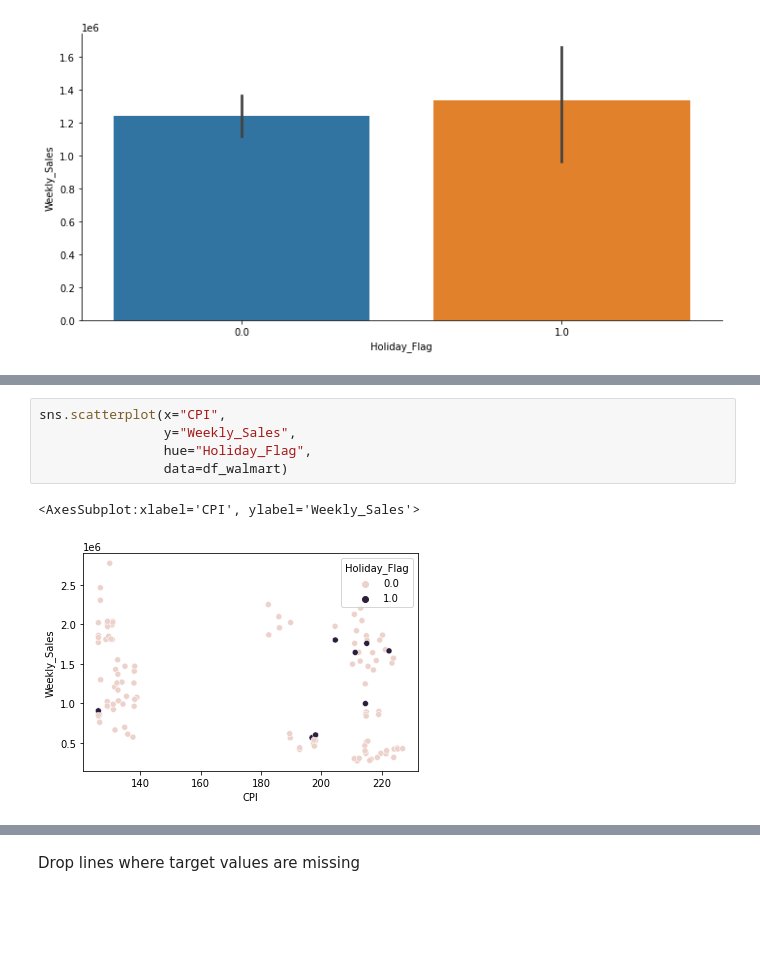
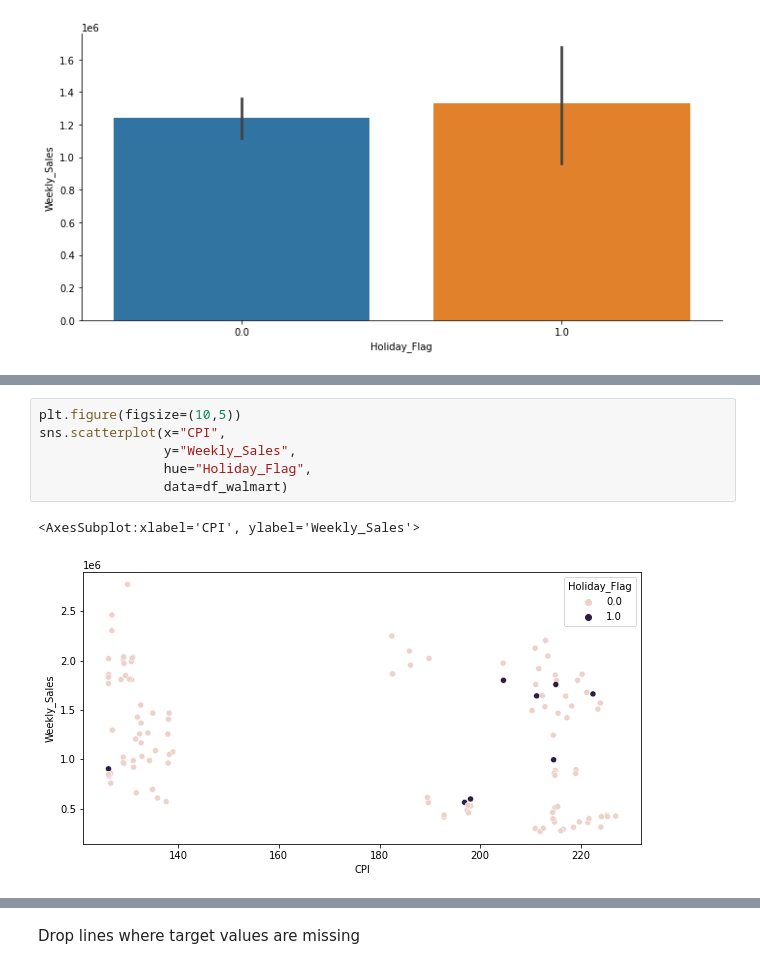
Before and after one commit to Stylomines/walmart_sales, a Jupyter notebook: walmart_project.ipynb, the cells around one changed output, grey strips where cells are left out. Saved outputs shown, nothing was run; the diff lists cells and outputs as text; blank space fills up the shorter version.

```diff
--- a/walmart_project.ipynb
+++ b/walmart_project.ipynb
@@ -150,9 +161,10 @@ sns.scatterplot(x="Fuel_Price",
 # %%
+plt.figure(figsize=(10,5))
 sns.scatterplot(x="CPI",
                 y="Weekly_Sales",
                 hue="Holiday_Flag",
                 data=df_walmart)
 # %% [output]
 <AxesSubplot:xlabel='CPI', ylabel='Weekly_Sales'>
-[figure, old version]
+[figure, new version]
 # %%
```
Also changed, not shown: parts of 28 cells of this notebook.
